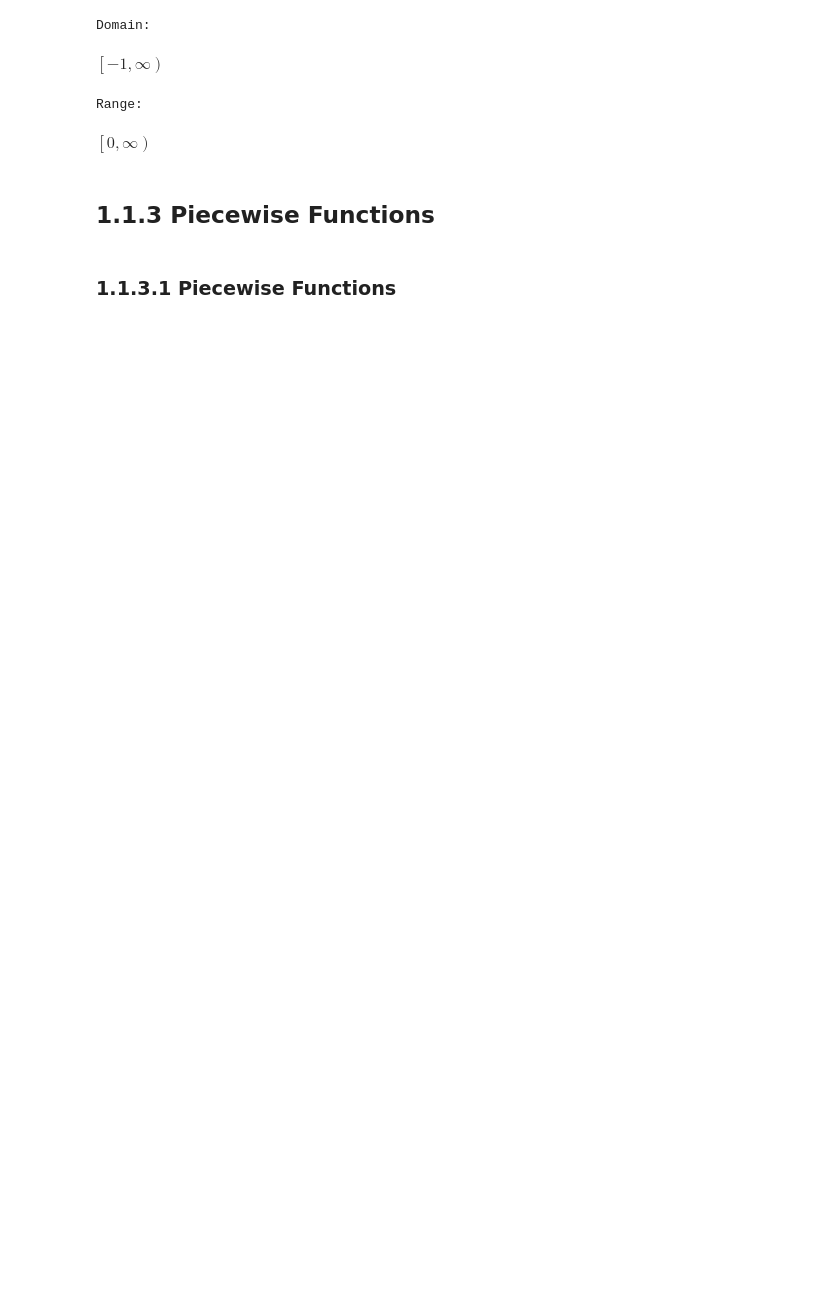
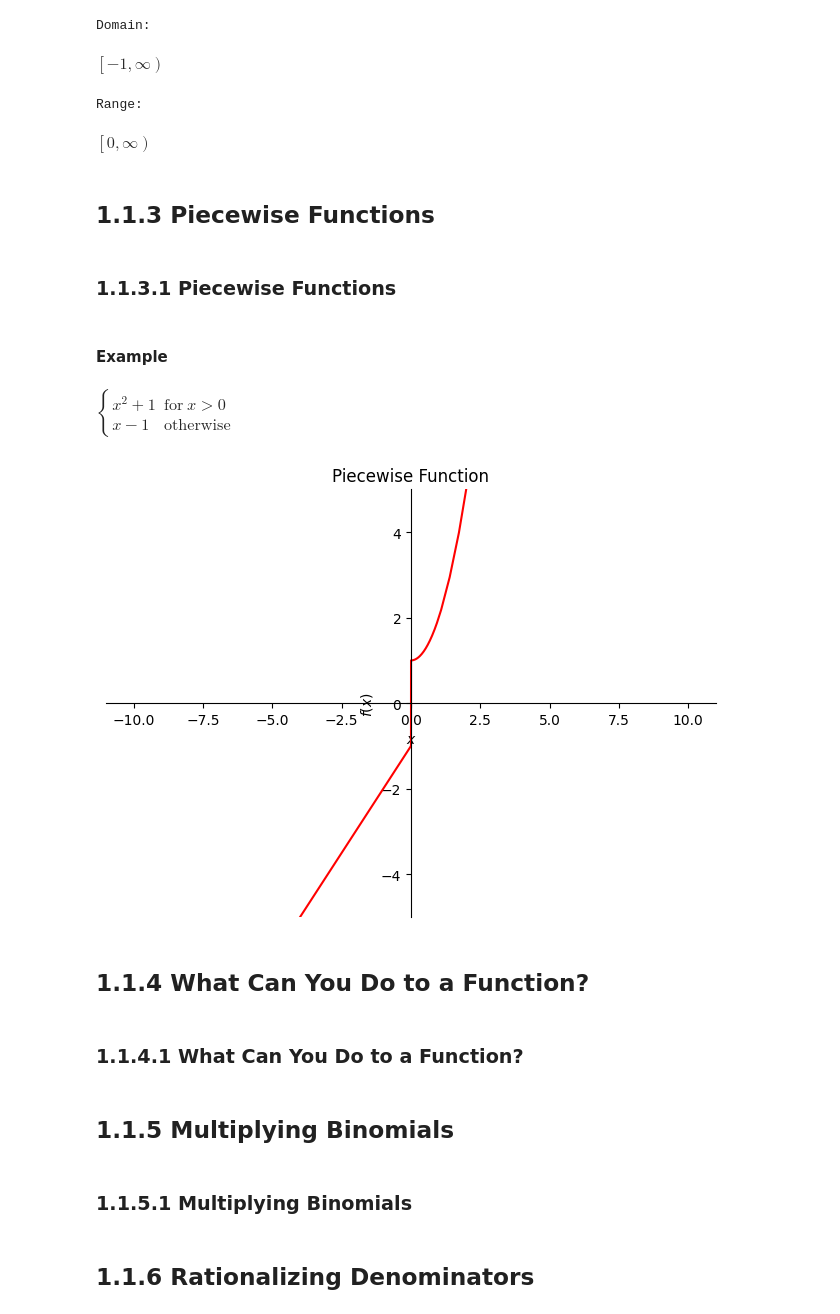
Before and after one commit to PaulToronto/University-of-Colorado-Boulder---Essential-Math-Specialization, a Jupyter notebook: 1_1_Functions_and_Algebra_Review.ipynb, the cells around one changed output. Cells and saved outputs as stored; diff of their text form; code cells hidden in the pictures; blank space fills up the shorter version.

```diff
--- a/1_1_Functions_and_Algebra_Review.ipynb
+++ b/1_1_Functions_and_Algebra_Review.ipynb
@@ -107,3 +106,31 @@ $\displaystyle \left[0, \infty\right)$
 ## 1.1.3 Piecewise Functions
 # %% [markdown]
 ### 1.1.3.1 Piecewise Functions
+# %% [markdown]
+#### Example
+# %%
+f_x = sym.Piecewise(
+    (x**2 + 1, x > 0),
+    (x - 1, x <= 0)
+)
+
+f_x
+# %% [output]
+$\displaystyle \begin{cases} x^{2} + 1 & \text{for}\: x > 0 \\x - 1 & \text{otherwise} \end{cases}$
+# %%
+sym.plot(f_x,
+         ylim=[-5, 5],
+         line_color='red',
+         title='Piecewise Function');
+# %% [output]
+[figure, added]
+# %% [markdown]
+## 1.1.4 What Can You Do to a Function?
+# %% [markdown]
+### 1.1.4.1 What Can You Do to a Function?
+# %% [markdown]
+## 1.1.5 Multiplying Binomials
+# %% [markdown]
+### 1.1.5.1 Multiplying Binomials
+# %% [markdown]
+## 1.1.6 Rationalizing Denominators
```
Also changed, not shown: parts of 8 cells of this notebook.
